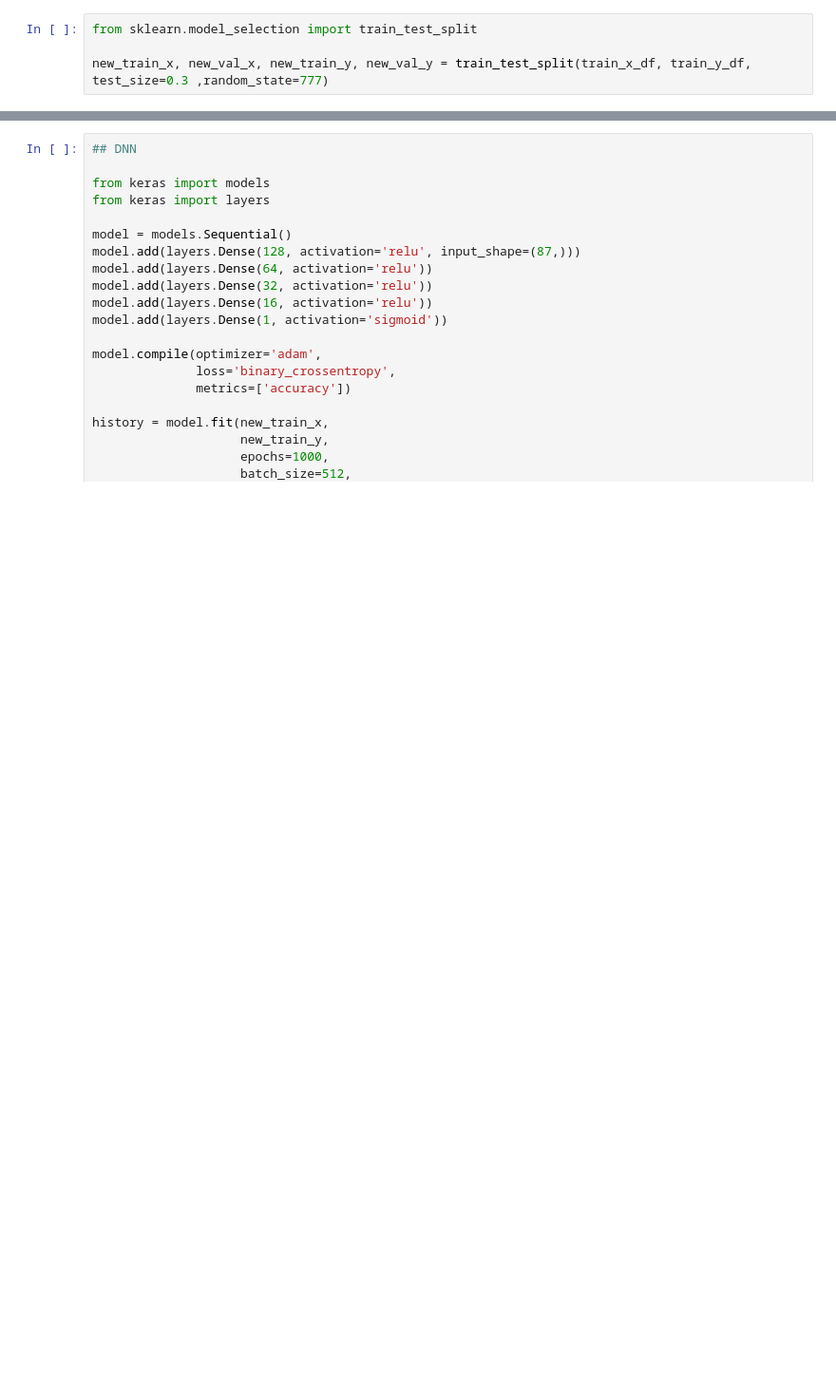
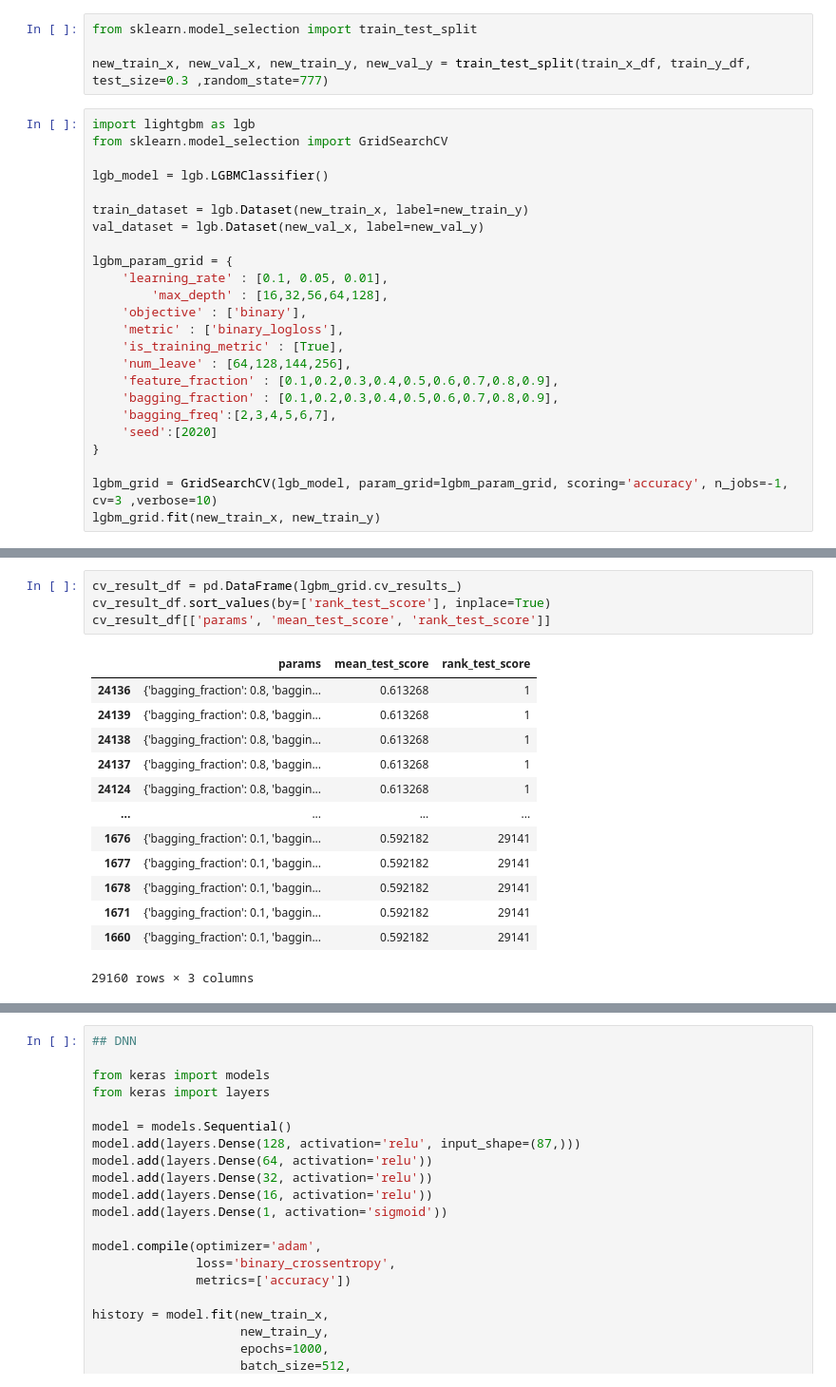
Before and after one commit to gw1303/jobcare, a Jupyter notebook: main.ipynb, the cells around one changed output, grey strips where cells are left out. Shown: that part at 95% size. Saved outputs shown, nothing was run; the diff lists cells and outputs as text; blank space fills up the shorter version.

```diff
--- a/main.ipynb
+++ b/main.ipynb
@@ -384,3 +413,27 @@ test_x_df.columns = list(range(len(test_x_df.columns)))
 from sklearn.model_selection import train_test_split
 
 new_train_x, new_val_x, new_train_y, new_val_y = train_test_split(train_x_df, train_y_df, test_size=0.3 ,random_state=777)
+# %%
+import lightgbm as lgb
+from sklearn.model_selection import GridSearchCV
+
+lgb_model = lgb.LGBMClassifier()
+
+train_dataset = lgb.Dataset(new_train_x, label=new_train_y)
+val_dataset = lgb.Dataset(new_val_x, label=new_val_y)
+
+lgbm_param_grid = {
+    'learning_rate' : [0.1, 0.05, 0.01],
+        'max_depth' : [16,32,56,64,128],
+    'objective' : ['binary'],
+    'metric' : ['binary_logloss'],
+    'is_training_metric' : [True],
+    'num_leave' : [64,128,144,256],
+    'feature_fraction' : [0.1,0.2,0.3,0.4,0.5,0.6,0.7,0.8,0.9],
+    'bagging_fraction' : [0.1,0.2,0.3,0.4,0.5,0.6,0.7,0.8,0.9],
+    'bagging_freq':[2,3,4,5,6,7],
+    'seed':[2020]
+}
+
+lgbm_grid = GridSearchCV(lgb_model, param_grid=lgbm_param_grid, scoring='accuracy', n_jobs=-1, cv=3 ,verbose=10)
+lgbm_grid.fit(new_train_x, new_train_y)
@@ -386,0 +455,18 @@ new_train_x, new_val_x, new_train_y, new_val_y = train_test_split(train_x_df, tr
+# %%
+cv_result_df = pd.DataFrame(lgbm_grid.cv_results_)
+cv_result_df.sort_values(by=['rank_test_score'], inplace=True)
+cv_result_df[['params', 'mean_test_score', 'rank_test_score']]
+# %% [output]
+|  | params | mean_test_score | rank_test_score |
+| 24136 | {'bagging_fraction': 0.8, 'baggin... | 0.613268 | 1 |
+| 24139 | {'bagging_fraction': 0.8, 'baggin... | 0.613268 | 1 |
+| 24138 | {'bagging_fraction': 0.8, 'baggin... | 0.613268 | 1 |
+| 24137 | {'bagging_fraction': 0.8, 'baggin... | 0.613268 | 1 |
+| 24124 | {'bagging_fraction': 0.8, 'baggin... | 0.613268 | 1 |
+| ... | ... | ... | ... |
+| 1676 | {'bagging_fraction': 0.1, 'baggin... | 0.592182 | 29141 |
+| 1677 | {'bagging_fraction': 0.1, 'baggin... | 0.592182 | 29141 |
+| 1678 | {'bagging_fraction': 0.1, 'baggin... | 0.592182 | 29141 |
+| 1671 | {'bagging_fraction': 0.1, 'baggin... | 0.592182 | 29141 |
+| 1660 | {'bagging_fraction': 0.1, 'baggin... | 0.592182 | 29141 |
+29160 rows × 3 columns
```
Also changed, not shown: parts of 17 cells of this notebook, 2 other files.
